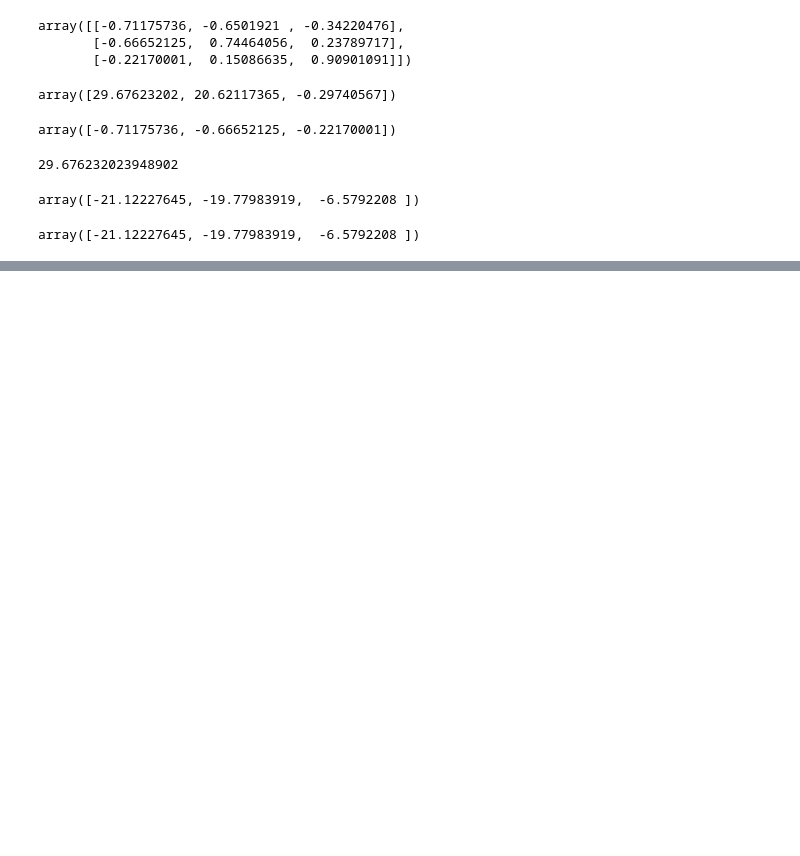
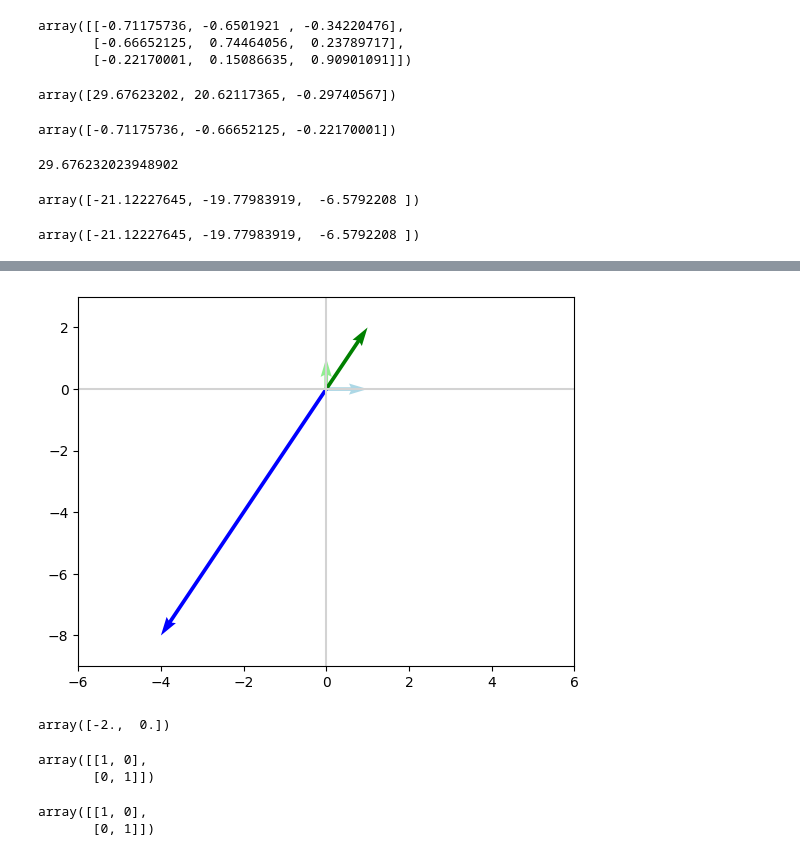
Before and after one commit to PrashantSBasnet/AI_ML, a Jupyter notebook: LinearAlgebra/linearAlgebra2.ipynb, the cells around one changed output, grey strips where cells are left out. Saved outputs shown, nothing was run; the diff lists cells and outputs as text; code cells hidden in the pictures; blank space fills up the shorter version.

```diff
--- a/LinearAlgebra/linearAlgebra2.ipynb
+++ b/LinearAlgebra/linearAlgebra2.ipynb
@@ -194,0 +264,24 @@ array([-21.12227645, -19.77983919,  -6.5792208 ])
+# %%
+plot_vectors([vectorfy(B, 0), vectorfy(B, 1), vectorfy(NB, 0), vectorfy(NB, 1)],
+            ['lightblue', 'lightgreen', 'blue', 'green'])
+plt.xlim(-6, 6)
+_ = plt.ylim(-9, 3)
+# %% [output]
+[figure, added]
+# %%
+lambdas, V = np.linalg.eig(N)
+lambdas #we get 0 eigenvalue
+# %% [output]
+array([-2.,  0.])
+# %%
+#Applying Identity matrix on B
+I
+# %% [output]
+array([[1, 0],
+       [0, 1]])
+# %%
+IB = np.dot(I,B)
+IB
+# %% [output]
+array([[1, 0],
+       [0, 1]])
```
Also changed, not shown: parts of 101 cells of this notebook.
